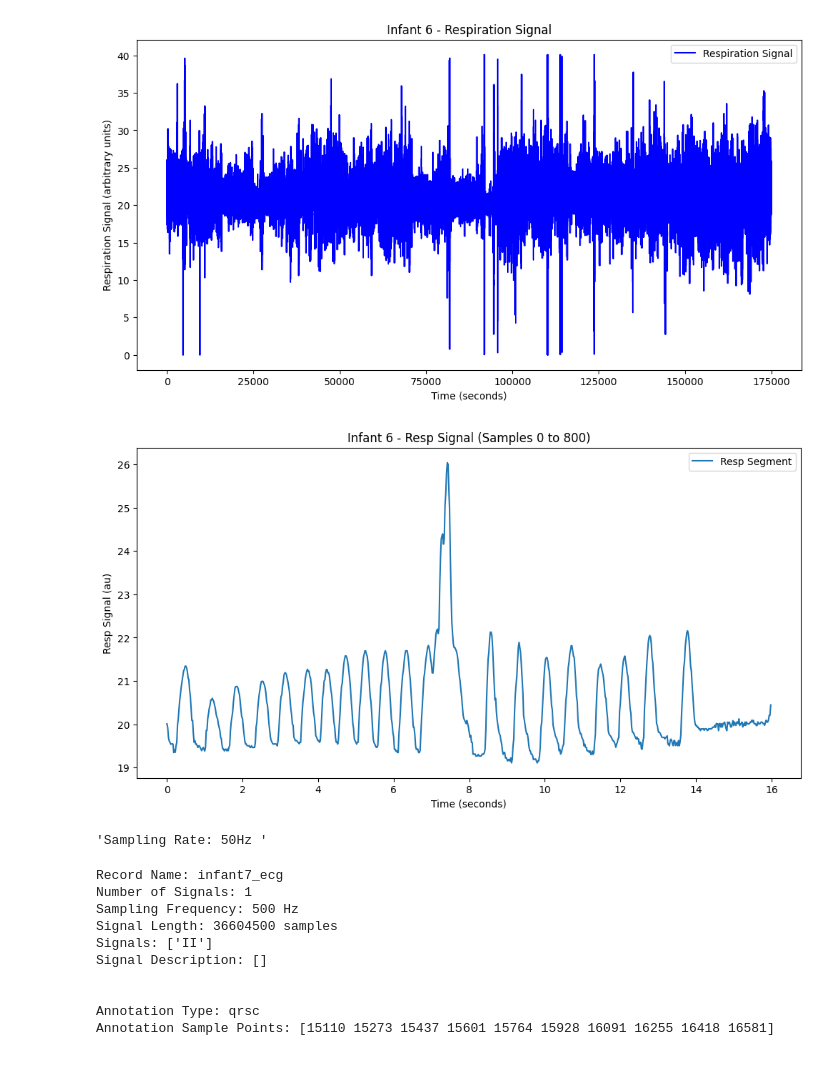
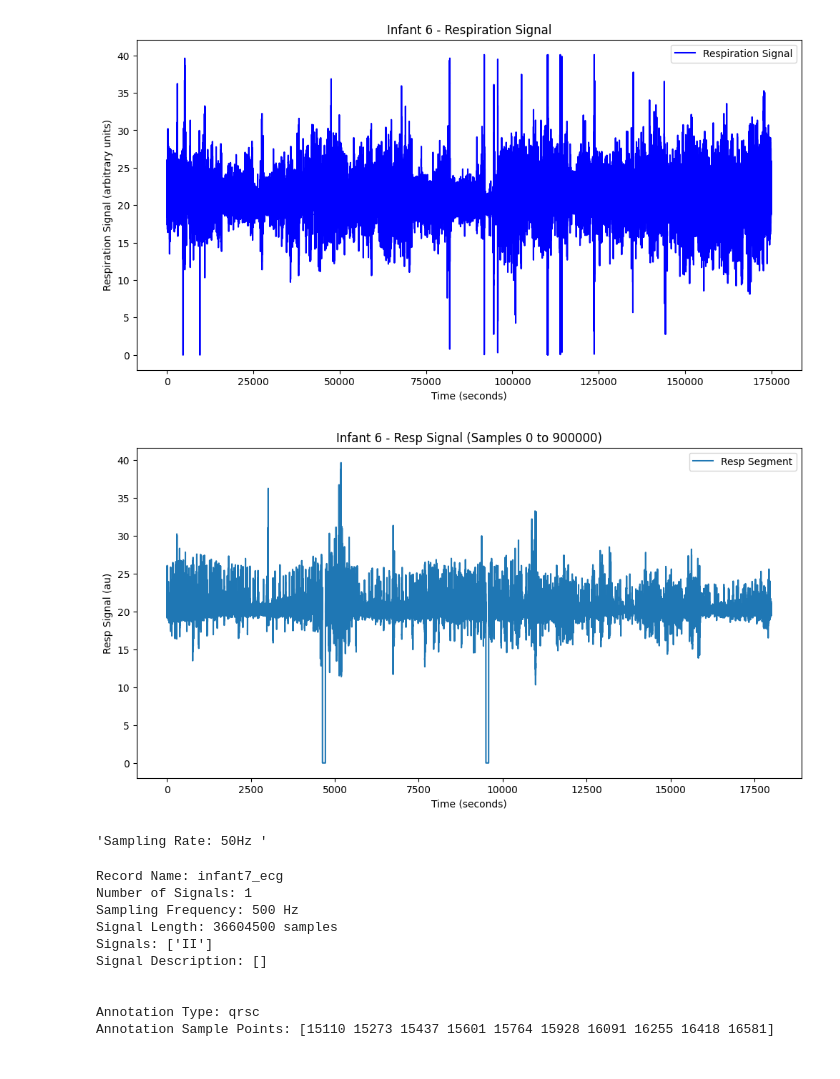
Before and after one commit to JesseLevine727/Capstone-Project, a Jupyter notebook: wfdb.ipynb, the cells around one changed output. Cells and saved outputs as stored; diff of their text form; code cells hidden in the pictures.

```diff
--- a/wfdb.ipynb
+++ b/wfdb.ipynb
@@ -380,9 +400,9 @@ plot_resp_signal(6)
 # %% [output]
 [figure]
 # %%
-plot_resp_segment(6,0,800)
+plot_resp_segment(6,0,int(900e3))
 # %% [output]
-[figure, old version]
+[figure, new version]
 'Sampling Rate: 50Hz '
 # %%
 #infant 7 pre analysis
```
Also changed, not shown: parts of 23 cells of this notebook.
